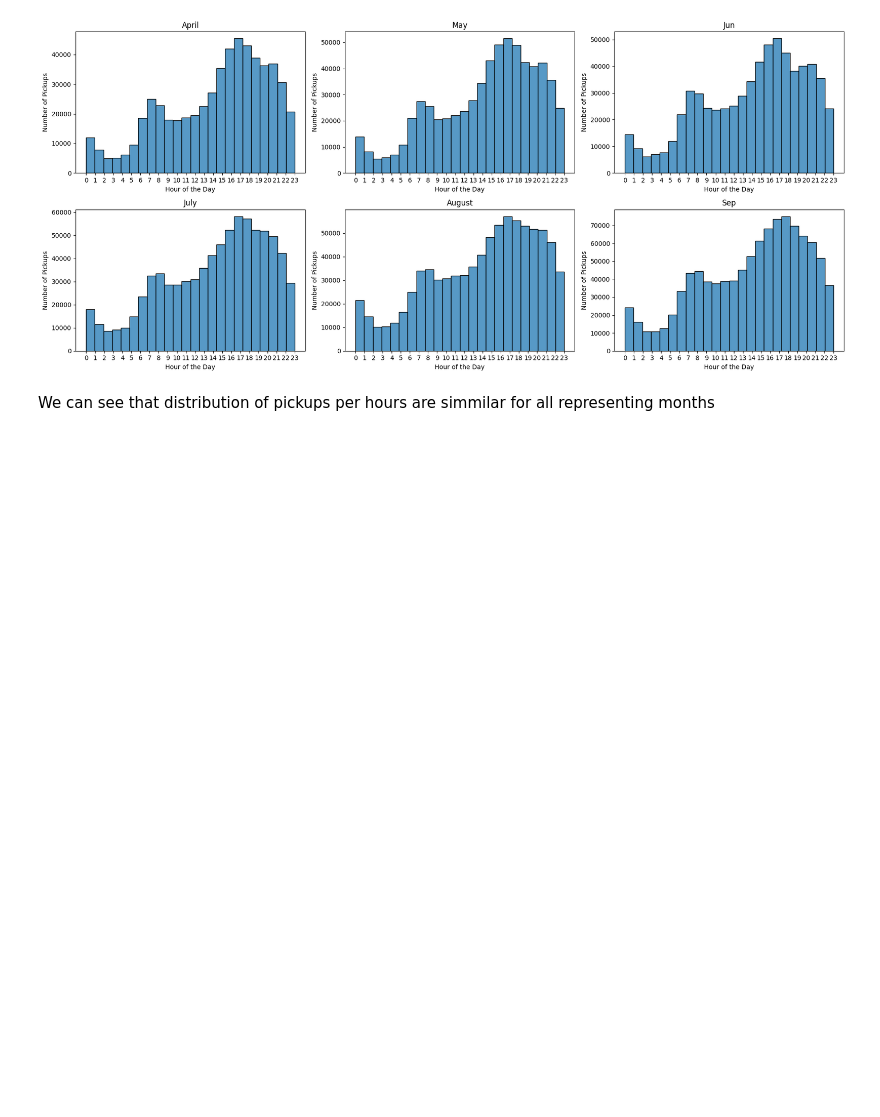
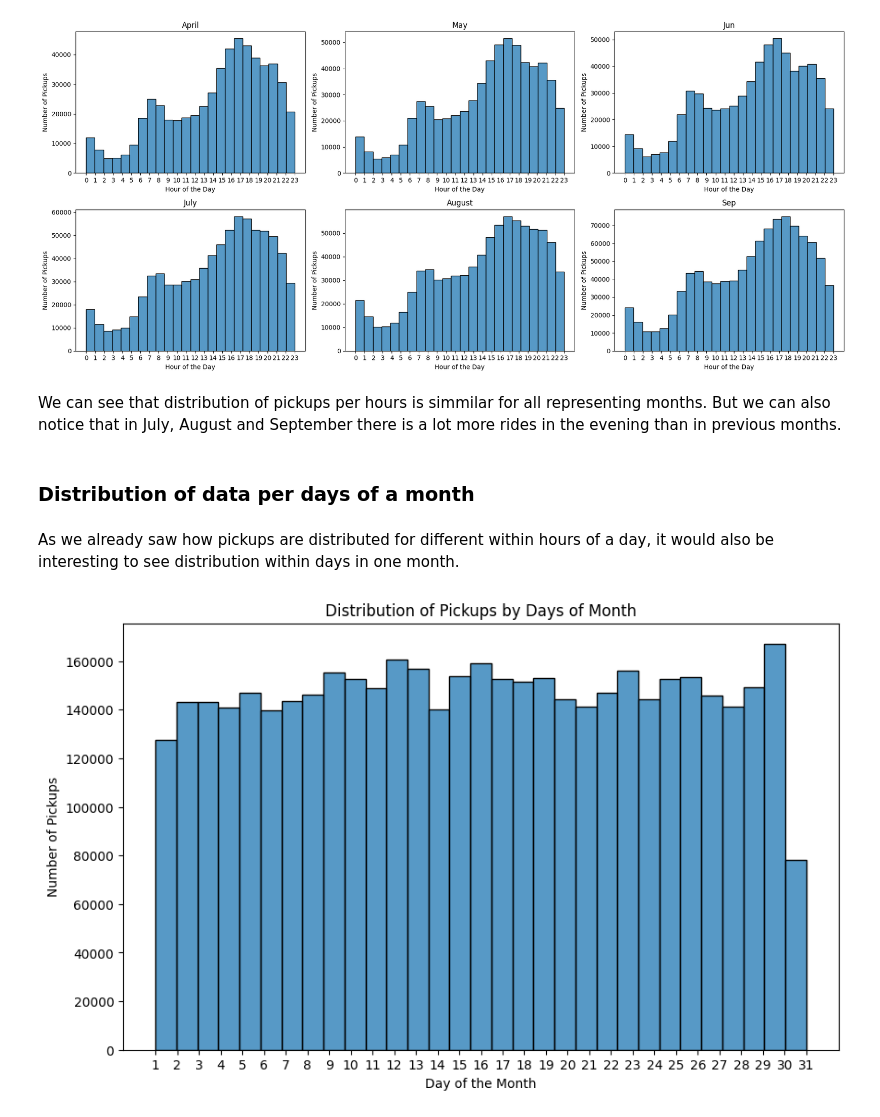
Before and after one commit to savicm5/mlProject, a Jupyter notebook: src/analysis.ipynb, the cells around one changed output. Drawn from its saved outputs; the diff is of its cells as text; code cells hidden in the pictures; blank space fills up the shorter version.

```diff
--- a/src/analysis.ipynb
+++ b/src/analysis.ipynb
@@ -215,4 +218,18 @@ plt.show()
 # %% [output]
 [figure]
 # %% [markdown]
-We can see that distribution of pickups per hours are simmilar for all representing months
+We can see that distribution of pickups per hours is simmilar for all representing months. But we can also notice that in July, August and September there is a lot more rides in the evening than in previous months.
+# %% [markdown]
+### Distribution of data per days of a month
+# %% [markdown]
+As we already saw how pickups are distributed for different within hours of a day, it would also be interesting to see distribution within days in one month.
+# %%
+plt.figure(figsize=(10,6))
+sns.histplot(df_apr_sep_2014['Day'], bins=31, kde=False)
+plt.title('Distribution of Pickups by Days of Month')
+plt.xlabel('Day of the Month')
+plt.ylabel('Number of Pickups')
+plt.xticks(range(1, 32))
+plt.show()
+# %% [output]
+[figure, added]
```
Also changed, not shown: parts of 18 cells of this notebook, 1 other file.
